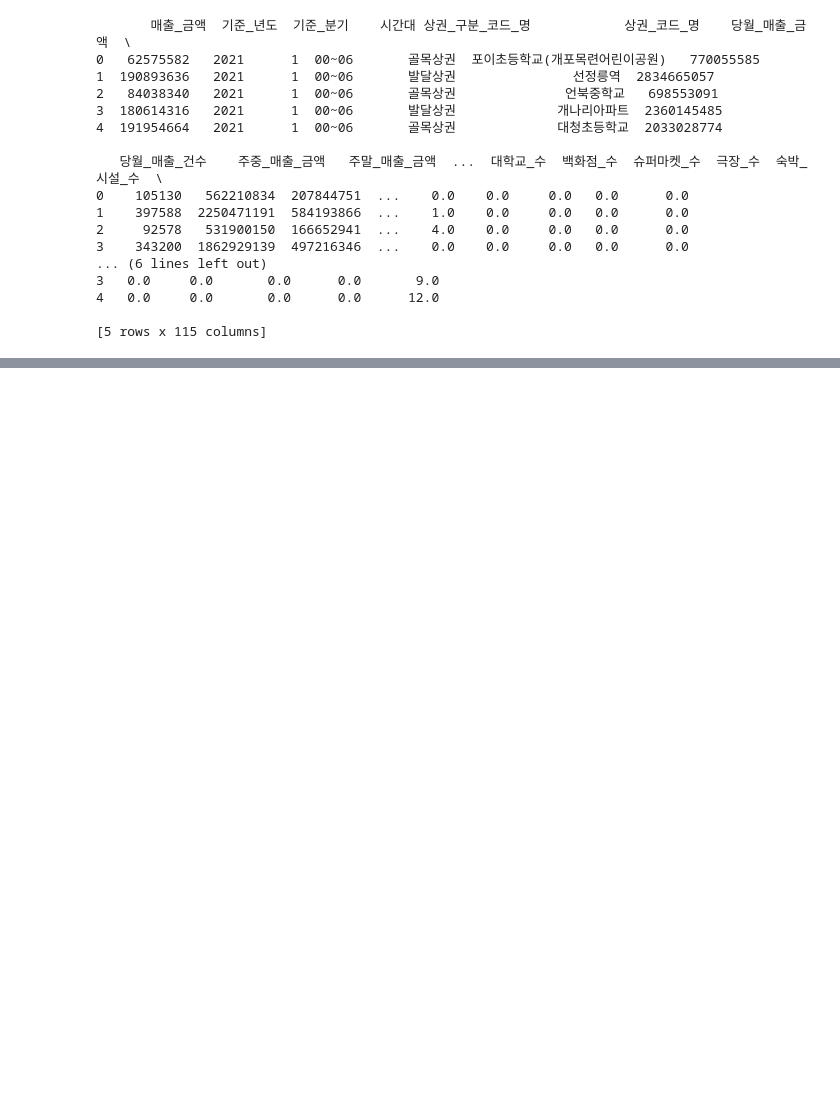
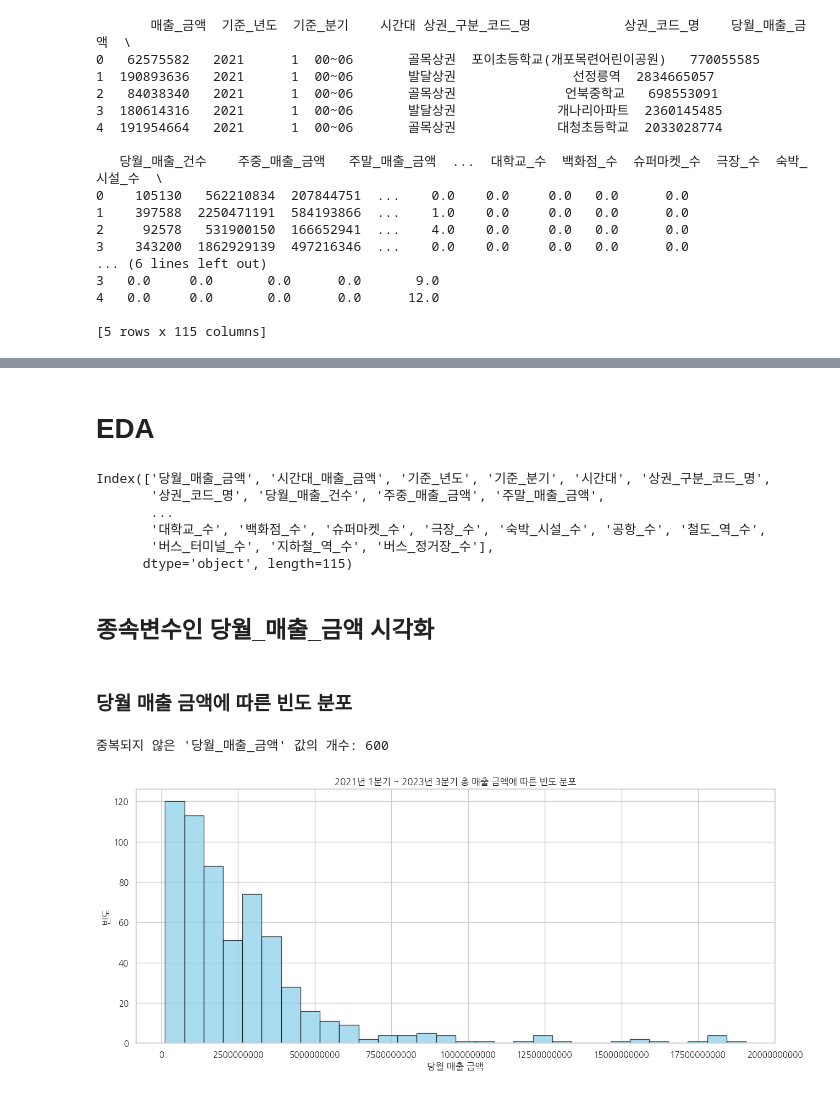
Before and after one commit to hyelin606/Semi-Project, a Jupyter notebook: 강남구 2021~2023.ipynb, the cells around one changed output, grey strips where cells are left out. Drawn from its saved outputs; the diff is of its cells as text; code cells hidden in the pictures; blank space fills up the shorter version.

```diff
--- a/강남구 2021~2023.ipynb
+++ b/강남구 2021~2023.ipynb
@@ -936,0 +971,55 @@ df.to_csv(output_path, index=False)
+# %%
+import pandas as pd
+
+# 파일 경로 설정
+file_path = 'data/2021~2023/real_final_modified.csv'
+
+# CSV 파일 불러오기
+df = pd.read_csv(file_path)
+# %%
+import matplotlib.pyplot as plt
+
+# 한글 폰트 설정
+plt.rcParams['font.family'] = 'Malgun Gothic'
+# %% [markdown]
+# EDA
+# %%
+# 데이터프레임의 컬럼 확인
+print(df.columns)
+# %% [output]
+Index(['당월_매출_금액', '시간대_매출_금액', '기준_년도', '기준_분기', '시간대', '상권_구분_코드_명',
+       '상권_코드_명', '당월_매출_건수', '주중_매출_금액', '주말_매출_금액',
+       ...
+       '대학교_수', '백화점_수', '슈퍼마켓_수', '극장_수', '숙박_시설_수', '공항_수', '철도_역_수',
+       '버스_터미널_수', '지하철_역_수', '버스_정거장_수'],
+      dtype='object', length=115)
+# %% [markdown]
+## 종속변수인 당월_매출_금액 시각화
+# %% [markdown]
+### 당월 매출 금액에 따른 빈도 분포
+# %%
+unique_values_count = df['당월_매출_금액'].nunique()
+print(f"중복되지 않은 '당월_매출_금액' 값의 개수: {unique_values_count}")
+# %% [output]
+중복되지 않은 '당월_매출_금액' 값의 개수: 600
+# %%
+import matplotlib.pyplot as plt
+
+# Set up the figure and axes
+plt.figure(figsize=(15, 6))
+
+# Plotting the histogram with scaled heights
+counts, bins, _ = plt.hist(df['당월_매출_금액'], bins=30, color='skyblue', edgecolor='black', alpha=0.7, weights=np.ones(len(df['당월_매출_금액'])) / 6)
+
+# Adding labels and title
+plt.xlabel('당월 매출 금액')
+plt.ylabel('빈도')
+plt.title('2021년 1분기 ~ 2023년 3분기 총 매출 금액에 따른 빈도 분포')
+
+# Formatting x-axis ticks without scientific notation
+plt.ticklabel_format(axis='x', style='plain')
+
+# Show the plot
+plt.show()
+# %% [output]
+[figure, added]
```
Also changed, not shown: parts of 41 cells of this notebook, 43 other files.
